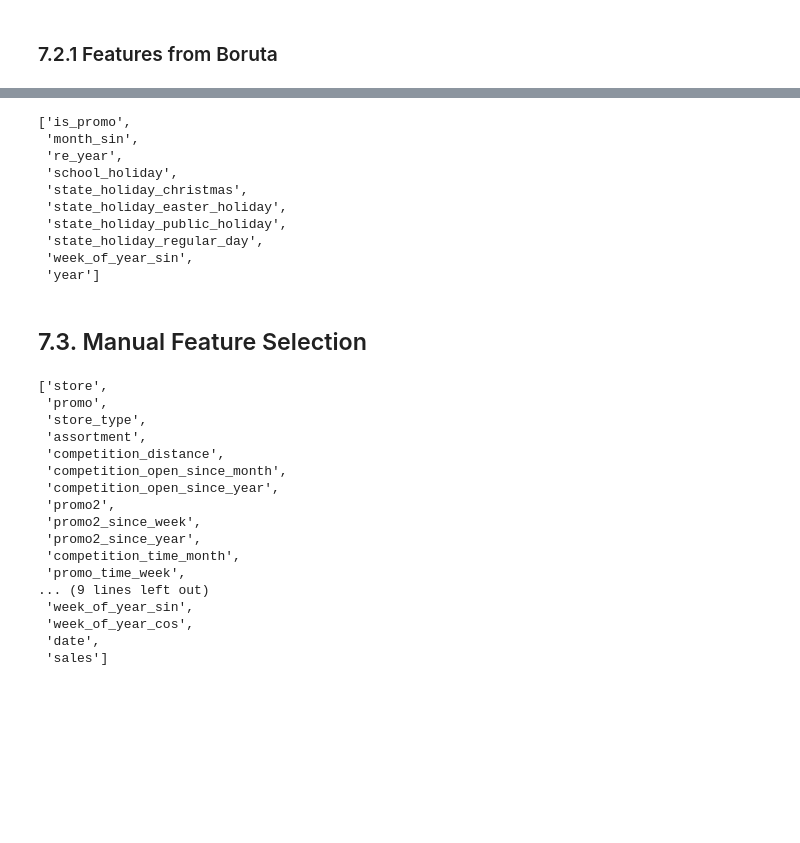
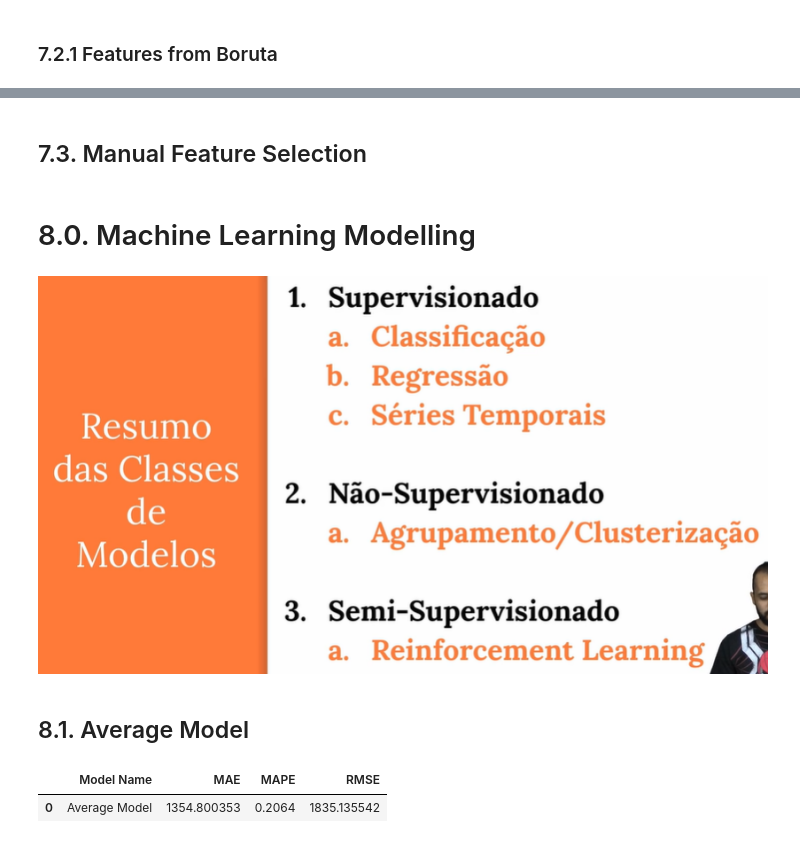
Before and after one commit to rvieira94/cds_03_ds_em_producao, a Jupyter notebook: ds_producao.ipynb, the cells around one changed output, grey strips where cells are left out. Saved outputs shown, nothing was run; the diff lists cells and outputs as text; code cells hidden in the pictures; blank space fills up the shorter version.

Commit message:
implementação modelos lineares

```diff
--- a/ds_producao.ipynb
+++ b/ds_producao.ipynb
@@ -1012,16 +985,3 @@ cols_selected_boruta
-# %%
-cols_not_selected_boruta
-# %% [output]
-['is_promo',
- 'month_sin',
- 're_year',
- 'school_holiday',
- 'state_holiday_christmas',
- 'state_holiday_easter_holiday',
- 'state_holiday_public_holiday',
- 'state_holiday_regular_day',
- 'week_of_year_sin',
- 'year']
 # %% [markdown]
 ## 7.3. Manual Feature Selection
 # %%
@@ -1037,20 +997,8 @@ cols_selected_boruta.extend(feat_to_add)
-# %%
-cols_selected_boruta
-# %% [output]
-['store',
- 'promo',
- 'store_type',
- 'assortment',
- 'competition_distance',
- 'competition_open_since_month',
- 'competition_open_since_year',
- 'promo2',
- 'promo2_since_week',
- 'promo2_since_year',
- 'competition_time_month',
- 'promo_time_week',
-... (9 lines left out)
- 'week_of_year_sin',
- 'week_of_year_cos',
- 'date',
- 'sales']
+# %% [markdown]
+# 8.0. Machine Learning Modelling
+# %%
+Image('/content/drive/MyDrive/data/ds_producao/resumo_modelos_ml.png')
+# %% [output]
+[figure, added]
+# %% [markdown]
+## 8.1. Average Model
@@ -1056,0 +1008,15 @@ cols_selected_boruta
+# %%
+aux1 = x_test.copy()
+aux1['sales'] = y_test.copy()
+
+# prediction
+aux2 = aux1[['store','sales']].groupby('store').mean().reset_index().rename(columns={'sales': 'predictions'})
+aux1 = pd.merge(aux1, aux2, how='left', on='store')
+yhat_baseline = aux1['predictions']
+
+# performance
+baseline_result = ml_error( 'Average Model', y_test, yhat_baseline )
+baseline_result
+# %% [output]
+|  | Model Name | MAE | MAPE | RMSE |
+| 0 | Average Model | 1354.800353 | 0.2064 | 1835.135542 |
```
Also changed, not shown: parts of 17 cells of this notebook.
